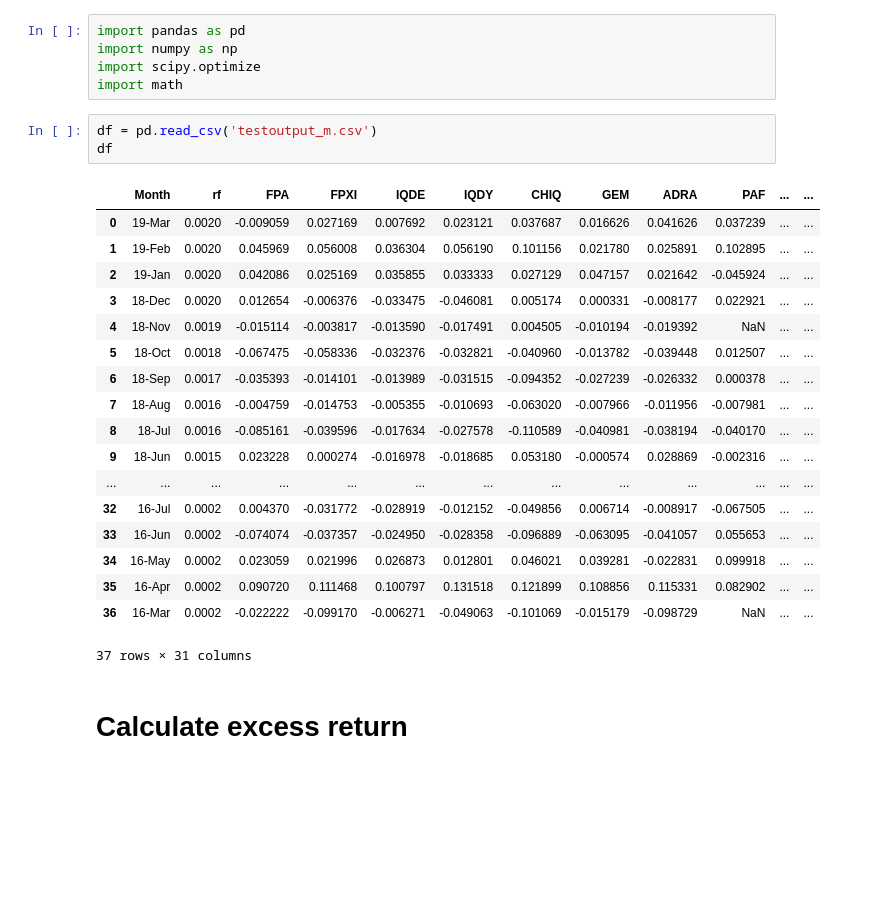
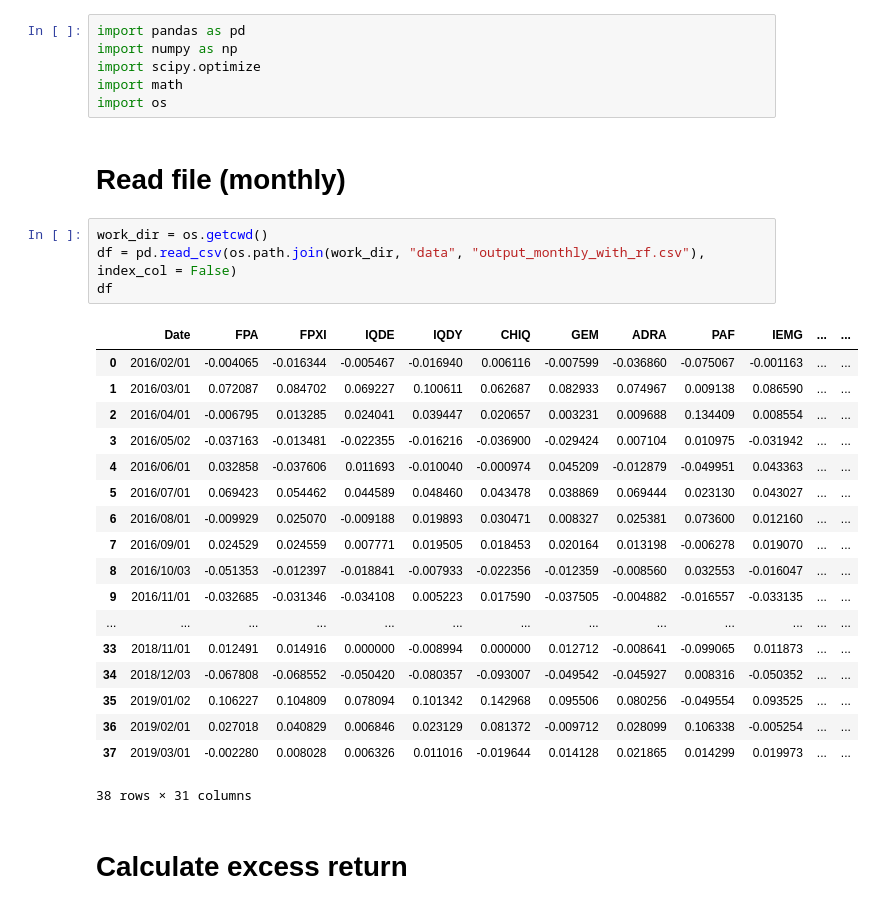
Before and after one commit to A2Zntu/HW4_ETF_ranking, a Jupyter notebook: Riskiness.ipynb, the cells around one changed output. Drawn from its saved outputs; the diff is of its cells as text; blank space fills up the shorter version.

```diff
--- a/Riskiness.ipynb
+++ b/Riskiness.ipynb
@@ -3,28 +3,32 @@ import pandas as pd
 import numpy as np
 import scipy.optimize
 import math
+import os
-# %%
-df = pd.read_csv('testoutput_m.csv')
-df
-# %% [output]
-|  | Month | rf | FPA | FPXI | IQDE | IQDY | CHIQ | GEM | ADRA | PAF | ... | ... |
-| 0 | 19-Mar | 0.0020 | -0.009059 | 0.027169 | 0.007692 | 0.023121 | 0.037687 | 0.016626 | 0.041626 | 0.037239 | ... | ... |
-| 1 | 19-Feb | 0.0020 | 0.045969 | 0.056008 | 0.036304 | 0.056190 | 0.101156 | 0.021780 | 0.025891 | 0.102895 | ... | ... |
-| 2 | 19-Jan | 0.0020 | 0.042086 | 0.025169 | 0.035855 | 0.033333 | 0.027129 | 0.047157 | 0.021642 | -0.045924 | ... | ... |
-| 3 | 18-Dec | 0.0020 | 0.012654 | -0.006376 | -0.033475 | -0.046081 | 0.005174 | 0.000331 | -0.008177 | 0.022921 | ... | ... |
-| 4 | 18-Nov | 0.0019 | -0.015114 | -0.003817 | -0.013590 | -0.017491 | 0.004505 | -0.010194 | -0.019392 | NaN | ... | ... |
-| 5 | 18-Oct | 0.0018 | -0.067475 | -0.058336 | -0.032376 | -0.032821 | -0.040960 | -0.013782 | -0.039448 | 0.012507 | ... | ... |
-| 6 | 18-Sep | 0.0017 | -0.035393 | -0.014101 | -0.013989 | -0.031515 | -0.094352 | -0.027239 | -0.026332 | 0.000378 | ... | ... |
-| 7 | 18-Aug | 0.0016 | -0.004759 | -0.014753 | -0.005355 | -0.010693 | -0.063020 | -0.007966 | -0.011956 | -0.007981 | ... | ... |
-| 8 | 18-Jul | 0.0016 | -0.085161 | -0.039596 | -0.017634 | -0.027578 | -0.110589 | -0.040981 | -0.038194 | -0.040170 | ... | ... |
-| 9 | 18-Jun | 0.0015 | 0.023228 | 0.000274 | -0.016978 | -0.018685 | 0.053180 | -0.000574 | 0.028869 | -0.002316 | ... | ... |
-| ... | ... | ... | ... | ... | ... | ... | ... | ... | ... | ... | ... | ... |
-| 32 | 16-Jul | 0.0002 | 0.004370 | -0.031772 | -0.028919 | -0.012152 | -0.049856 | 0.006714 | -0.008917 | -0.067505 | ... | ... |
-| 33 | 16-Jun | 0.0002 | -0.074074 | -0.037357 | -0.024950 | -0.028358 | -0.096889 | -0.063095 | -0.041057 | 0.055653 | ... | ... |
-| 34 | 16-May | 0.0002 | 0.023059 | 0.021996 | 0.026873 | 0.012801 | 0.046021 | 0.039281 | -0.022831 | 0.099918 | ... | ... |
-| 35 | 16-Apr | 0.0002 | 0.090720 | 0.111468 | 0.100797 | 0.131518 | 0.121899 | 0.108856 | 0.115331 | 0.082902 | ... | ... |
-| 36 | 16-Mar | 0.0002 | -0.022222 | -0.099170 | -0.006271 | -0.049063 | -0.101069 | -0.015179 | -0.098729 | NaN | ... | ... |
-37 rows × 31 columns
+# %% [markdown]
+# Read file (monthly)
+# %%
+work_dir = os.getcwd()
+df = pd.read_csv(os.path.join(work_dir, "data", "output_monthly_with_rf.csv"), index_col = False)
+df
+# %% [output]
+|  | Date | FPA | FPXI | IQDE | IQDY | CHIQ | GEM | ADRA | PAF | IEMG | ... | ... |
+| 0 | 2016/02/01 | -0.004065 | -0.016344 | -0.005467 | -0.016940 | 0.006116 | -0.007599 | -0.036860 | -0.075067 | -0.001163 | ... | ... |
+| 1 | 2016/03/01 | 0.072087 | 0.084702 | 0.069227 | 0.100611 | 0.062687 | 0.082933 | 0.074967 | 0.009138 | 0.086590 | ... | ... |
+| 2 | 2016/04/01 | -0.006795 | 0.013285 | 0.024041 | 0.039447 | 0.020657 | 0.003231 | 0.009688 | 0.134409 | 0.008554 | ... | ... |
+| 3 | 2016/05/02 | -0.037163 | -0.013481 | -0.022355 | -0.016216 | -0.036900 | -0.029424 | 0.007104 | 0.010975 | -0.031942 | ... | ... |
+| 4 | 2016/06/01 | 0.032858 | -0.037606 | 0.011693 | -0.010040 | -0.000974 | 0.045209 | -0.012879 | -0.049951 | 0.043363 | ... | ... |
+| 5 | 2016/07/01 | 0.069423 | 0.054462 | 0.044589 | 0.048460 | 0.043478 | 0.038869 | 0.069444 | 0.023130 | 0.043027 | ... | ... |
+| 6 | 2016/08/01 | -0.009929 | 0.025070 | -0.009188 | 0.019893 | 0.030471 | 0.008327 | 0.025381 | 0.073600 | 0.012160 | ... | ... |
+| 7 | 2016/09/01 | 0.024529 | 0.024559 | 0.007771 | 0.019505 | 0.018453 | 0.020164 | 0.013198 | -0.006278 | 0.019070 | ... | ... |
+| 8 | 2016/10/03 | -0.051353 | -0.012397 | -0.018841 | -0.007933 | -0.022356 | -0.012359 | -0.008560 | 0.032553 | -0.016047 | ... | ... |
+| 9 | 2016/11/01 | -0.032685 | -0.031346 | -0.034108 | 0.005223 | 0.017590 | -0.037505 | -0.004882 | -0.016557 | -0.033135 | ... | ... |
+| ... | ... | ... | ... | ... | ... | ... | ... | ... | ... | ... | ... | ... |
+| 33 | 2018/11/01 | 0.012491 | 0.014916 | 0.000000 | -0.008994 | 0.000000 | 0.012712 | -0.008641 | -0.099065 | 0.011873 | ... | ... |
+| 34 | 2018/12/03 | -0.067808 | -0.068552 | -0.050420 | -0.080357 | -0.093007 | -0.049542 | -0.045927 | 0.008316 | -0.050352 | ... | ... |
+| 35 | 2019/01/02 | 0.106227 | 0.104809 | 0.078094 | 0.101342 | 0.142968 | 0.095506 | 0.080256 | -0.049554 | 0.093525 | ... | ... |
+| 36 | 2019/02/01 | 0.027018 | 0.040829 | 0.006846 | 0.023129 | 0.081372 | -0.009712 | 0.028099 | 0.106338 | -0.005254 | ... | ... |
+| 37 | 2019/03/01 | -0.002280 | 0.008028 | 0.006326 | 0.011016 | -0.019644 | 0.014128 | 0.021865 | 0.014299 | 0.019973 | ... | ... |
+38 rows × 31 columns
 # %% [markdown]
 # Calculate excess return
 # %%
```
Also changed, not shown: parts of 10 cells of this notebook.
